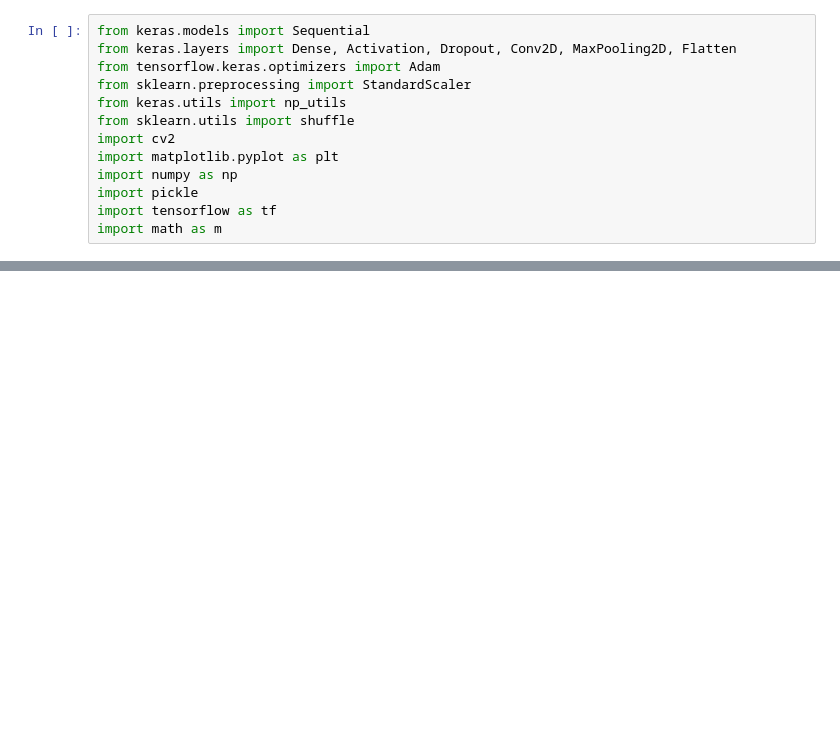
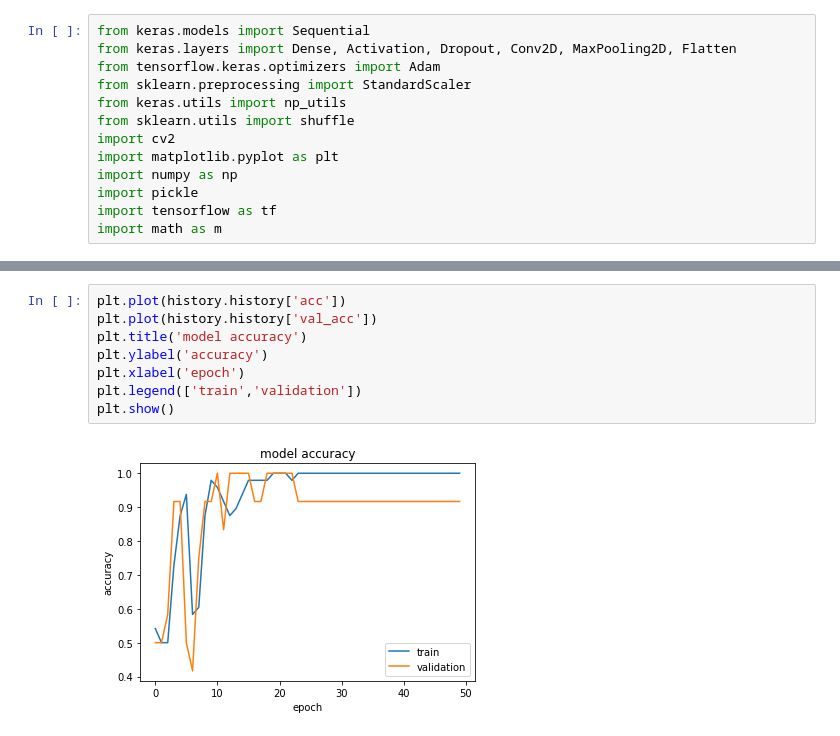
Before and after one commit to HoangQuanHCMUTEK19/ANN-project, a Jupyter notebook: NhandienKhuonMat1nguoi.ipynb, the cells around one changed output, grey strips where cells are left out. Cells and saved outputs as stored; diff of their text form; blank space fills up the shorter version.

```diff
--- a/NhandienKhuonMat1nguoi.ipynb
+++ b/NhandienKhuonMat1nguoi.ipynb
@@ -78,3 +79,13 @@ Epoch 50/50
+# %%
+plt.plot(history.history['acc'])
+plt.plot(history.history['val_acc'])
+plt.title('model accuracy')
+plt.ylabel('accuracy')
+plt.xlabel('epoch')
+plt.legend(['train','validation'])
+plt.show()
+# %% [output]
+[figure, added]
 # %%
 # Load Test Image
 plt.imshow(cv2.cvtColor(x_pre, cv2.COLOR_BGR2RGB))
```
Also changed, not shown: parts of 6 cells of this notebook.
